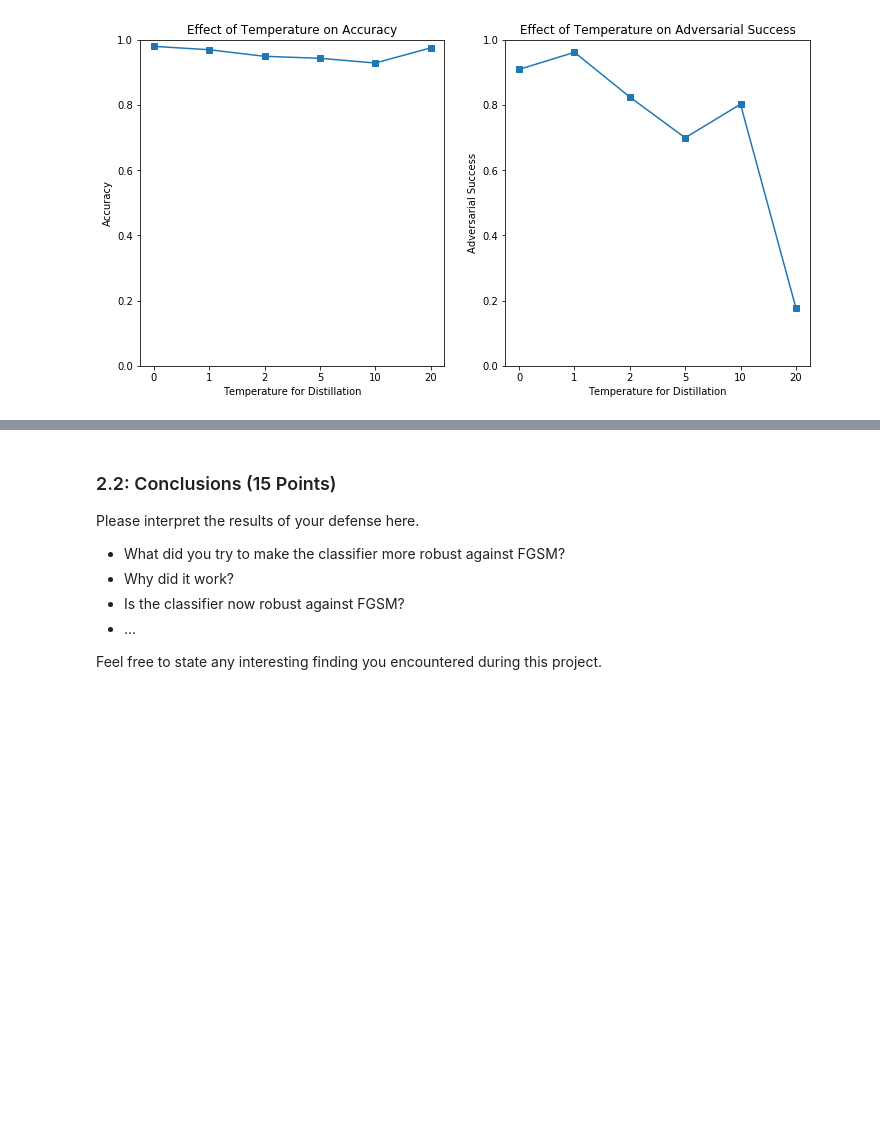
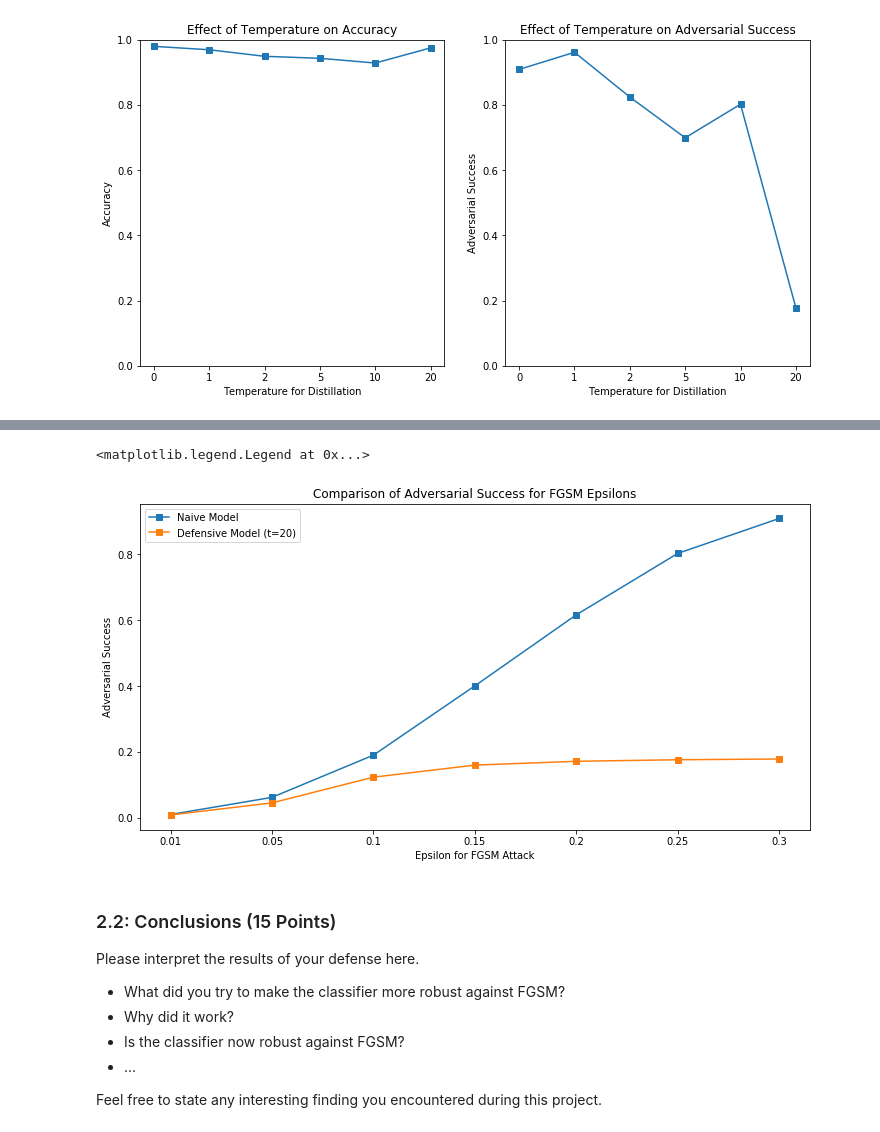
Before and after one commit to muhammadyaseen/mlcysecproj3, a Jupyter notebook: Project3_Notebook.ipynb, the cells around one changed output, grey strips where cells are left out. Cells and saved outputs as stored; diff of their text form; code cells hidden in the pictures; blank space fills up the shorter version.

Commit message:
defensive model done

```diff
--- a/Project3_Notebook.ipynb
+++ b/Project3_Notebook.ipynb
@@ -923,0 +924,25 @@ pass
+# %%
+epsilons = [.01, .05, .1, .15, .2, .25, .3]
+
+naive_model = CNNModel().to(device)
+naive_model.load_state_dict(torch.load('./victim-model.pth'))
+naive_model.eval()
+
+defensive_model = CNNModel().to(device)
+defensive_model.load_state_dict(torch.load('./defensive_model_t20.pth')) # our best performing model
+defensive_model.eval()
+
+criterion = torch.nn.CrossEntropyLoss().to(device)
+
+naive_rate = []
+defensive_rate = []
+for e in epsilons:
+    print("Testing Epsilon = {}".format(e))
+    a = test_model_adversarial(naive_model, mnist_test_data_loader, criterion, device, epsilon=e)
+    b = test_model_adversarial(defensive_model, mnist_test_data_loader, criterion, device, epsilon=e)
+
+    print("\tNaive Model Adversarial Success: {}".format(a))
+    print("\tDefensive Model Adversarial Success: {}".format(b))
+
+    naive_rate.append(a)
+    defensive_rate.append(b)
@@ -924,3 +971,16 @@ pass
+# %%
+fig, ax = plt.subplots(figsize=(12,6))
+ax.plot(range(len(epsilons)), naive_rate, label='Naive Model', marker='s')
+ax.plot(range(len(epsilons)), defensive_rate, label='Defensive Model (t=20)', marker='s')
+ax.set_title("Comparison of Adversarial Success for FGSM Epsilons")
+ax.set_ylabel("Adversarial Success")
+ax.set_xlabel("Epsilon for FGSM Attack")
+ax.set_xticks(range(len(epsilons)))
+ax.set_xticklabels(epsilons)
+ax.legend()
+# %% [output]
+<matplotlib.legend.Legend at 0x...>
+[figure, added]
 # %% [markdown]
 ### 2.2: Conclusions (15 Points)
 Please interpret the results of your defense here.
```
Also changed, not shown: parts of 3 cells of this notebook.
